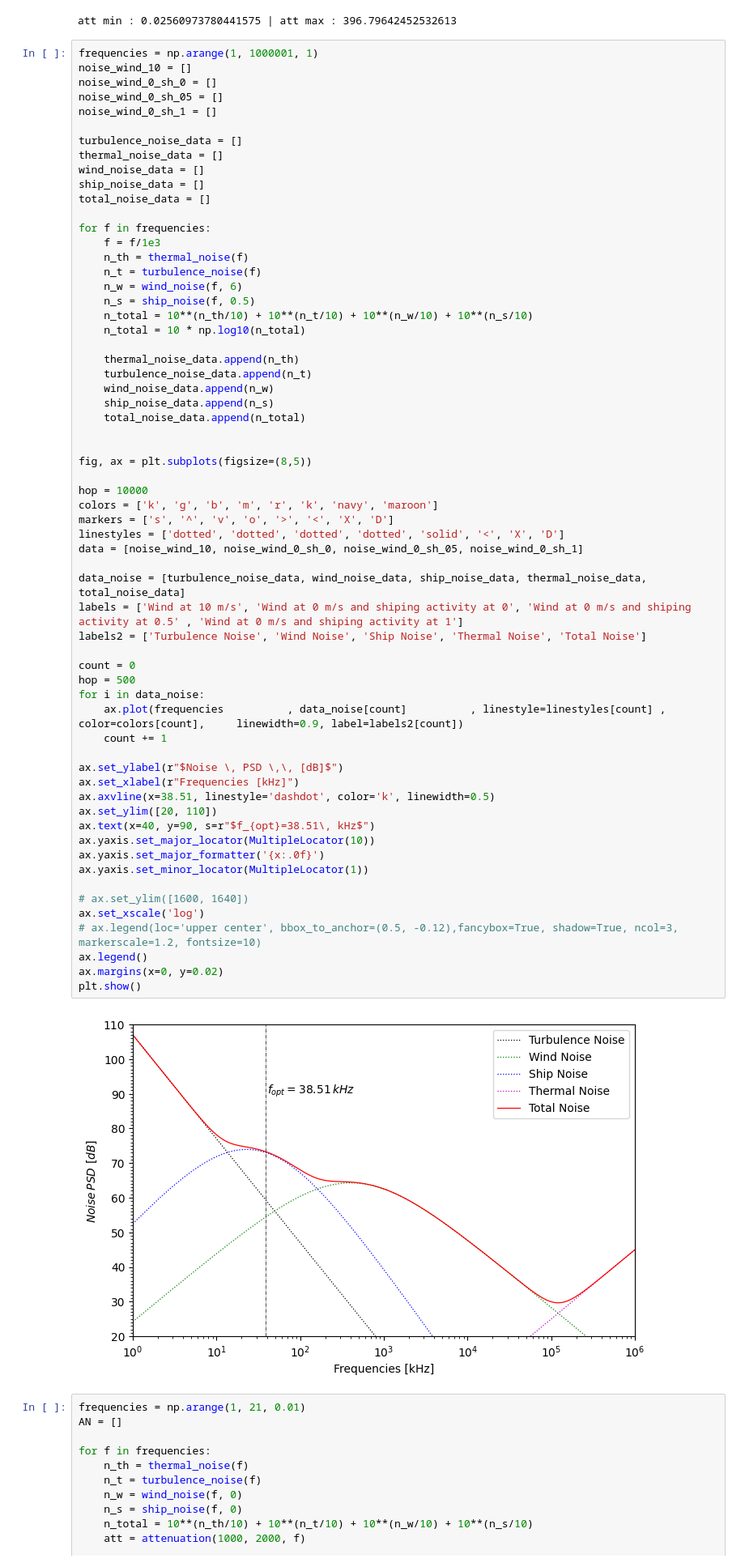
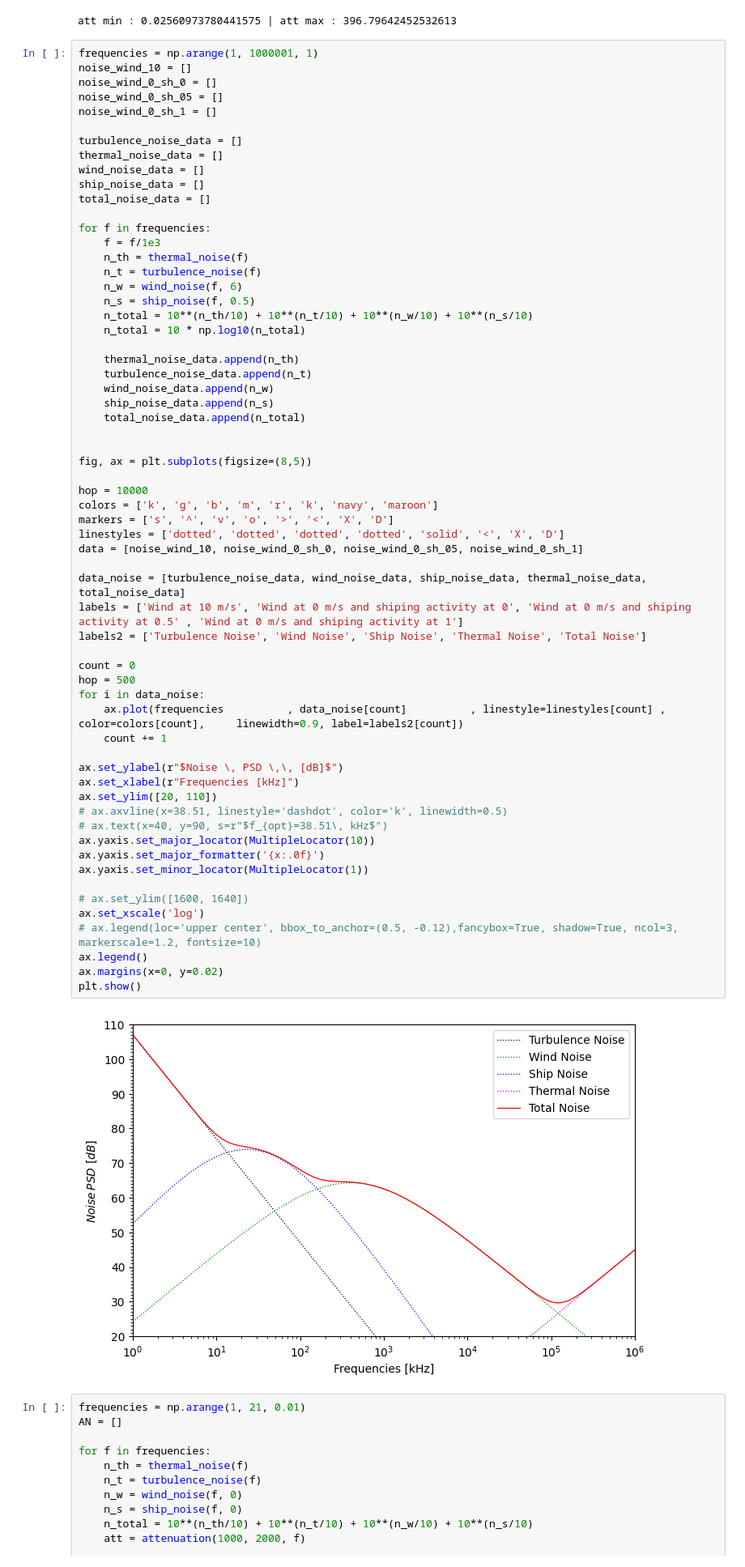
Before and after one commit to BiggusMaximus/Multi-Hop-Q-Learning-LEACH, a Jupyter notebook: paper/characteristic_underwater.ipynb, the cells around one changed output. Shown: that part at 81% size. Drawn from its saved outputs; the diff is of its cells as text.

```diff
--- a/paper/characteristic_underwater.ipynb
+++ b/paper/characteristic_underwater.ipynb
@@ -296,36 +303,36 @@ fig, ax = plt.subplots(figsize=(8,5))
 hop = 10000
 colors = ['k', 'g', 'b', 'm', 'r', 'k', 'navy', 'maroon']
 markers = ['s', '^', 'v', 'o', '>', '<', 'X', 'D']
 linestyles = ['dotted', 'dotted', 'dotted', 'dotted', 'solid', '<', 'X', 'D']
 data = [noise_wind_10, noise_wind_0_sh_0, noise_wind_0_sh_05, noise_wind_0_sh_1]
 
 data_noise = [turbulence_noise_data, wind_noise_data, ship_noise_data, thermal_noise_data, total_noise_data]
 labels = ['Wind at 10 m/s', 'Wind at 0 m/s and shiping activity at 0', 'Wind at 0 m/s and shiping activity at 0.5' , 'Wind at 0 m/s and shiping activity at 1']
 labels2 = ['Turbulence Noise', 'Wind Noise', 'Ship Noise', 'Thermal Noise', 'Total Noise']
 
 count = 0
 hop = 500
 for i in data_noise:
     ax.plot(frequencies          , data_noise[count]          , linestyle=linestyles[count] , color=colors[count],     linewidth=0.9, label=labels2[count])
     count += 1
 
 ax.set_ylabel(r"$Noise \, PSD \,\, [dB]$")
 ax.set_xlabel(r"Frequencies [kHz]")
-ax.axvline(x=38.51, linestyle='dashdot', color='k', linewidth=0.5)
 ax.set_ylim([20, 110])
-ax.text(x=40, y=90, s=r"$f_{opt}=38.51\, kHz$")
+# ax.axvline(x=38.51, linestyle='dashdot', color='k', linewidth=0.5)
+# ax.text(x=40, y=90, s=r"$f_{opt}=38.51\, kHz$")
 ax.yaxis.set_major_locator(MultipleLocator(10))
 ax.yaxis.set_major_formatter('{x:.0f}')
 ax.yaxis.set_minor_locator(MultipleLocator(1))
 
 # ax.set_ylim([1600, 1640])
 ax.set_xscale('log')
 # ax.legend(loc='upper center', bbox_to_anchor=(0.5, -0.12),fancybox=True, shadow=True, ncol=3, markerscale=1.2, fontsize=10)
 ax.legend()
 ax.margins(x=0, y=0.02)
 plt.show()
 # %% [output]
-[figure, old version]
+[figure, new version]
 # %%
 frequencies = np.arange(1, 21, 0.01)
 AN = []
```
Also changed, not shown: parts of 11 cells of this notebook, 14 other files.
